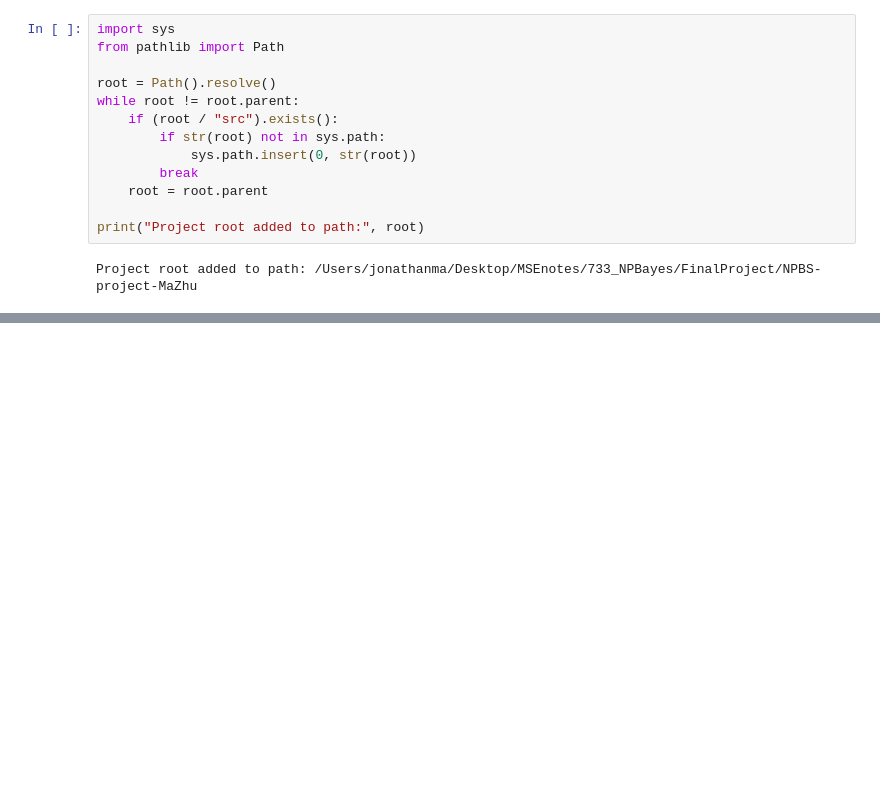
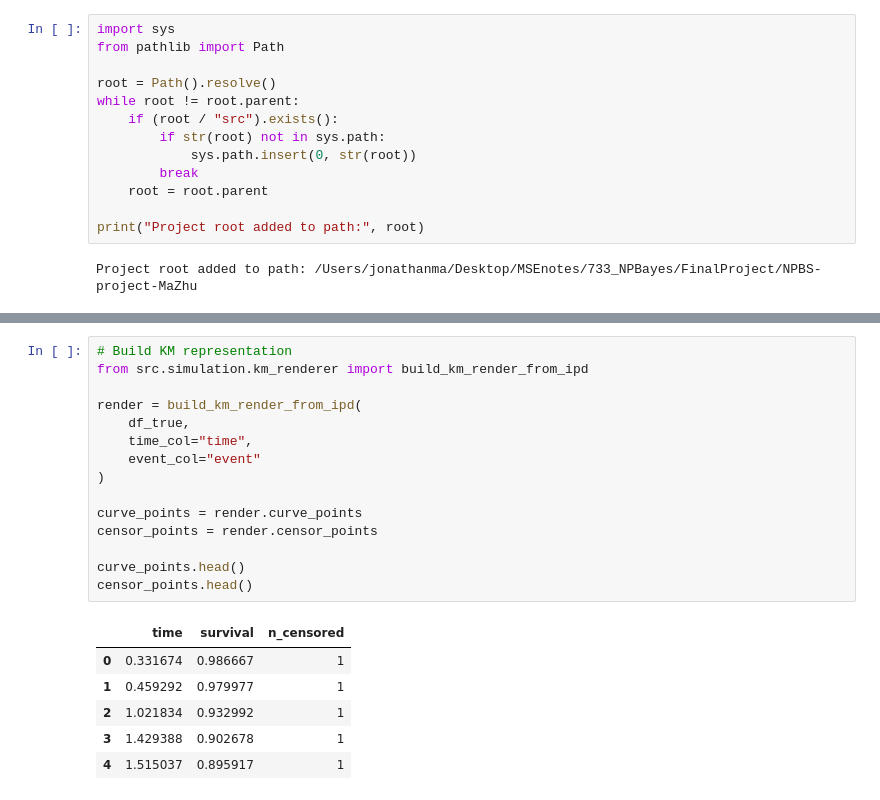
Before and after one commit to JonathanMa03/NPBS-project-MaZhu, a Jupyter notebook: notebooks/01_data_acquisition.ipynb, the cells around one changed output, grey strips where cells are left out. Cells and saved outputs as stored; diff of their text form; blank space fills up the shorter version.

```diff
--- a/notebooks/01_data_acquisition.ipynb
+++ b/notebooks/01_data_acquisition.ipynb
@@ -109,0 +49,22 @@ results
+# %%
+# Build KM representation
+from src.simulation.km_renderer import build_km_render_from_ipd
+
+render = build_km_render_from_ipd(
+    df_true,
+    time_col="time",
+    event_col="event"
+)
+
+curve_points = render.curve_points
+censor_points = render.censor_points
+
+curve_points.head()
+censor_points.head()
+# %% [output]
+|  | time | survival | n_censored |
+| 0 | 0.331674 | 0.986667 | 1 |
+| 1 | 0.459292 | 0.979977 | 1 |
+| 2 | 1.021834 | 0.932992 | 1 |
+| 3 | 1.429388 | 0.902678 | 1 |
+| 4 | 1.515037 | 0.895917 | 1 |
```
Also changed, not shown: parts of 11 cells of this notebook, 24 other files.
